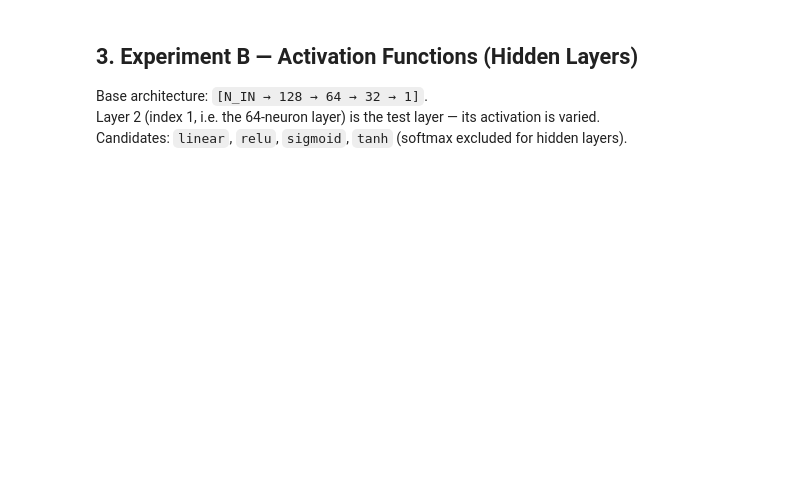
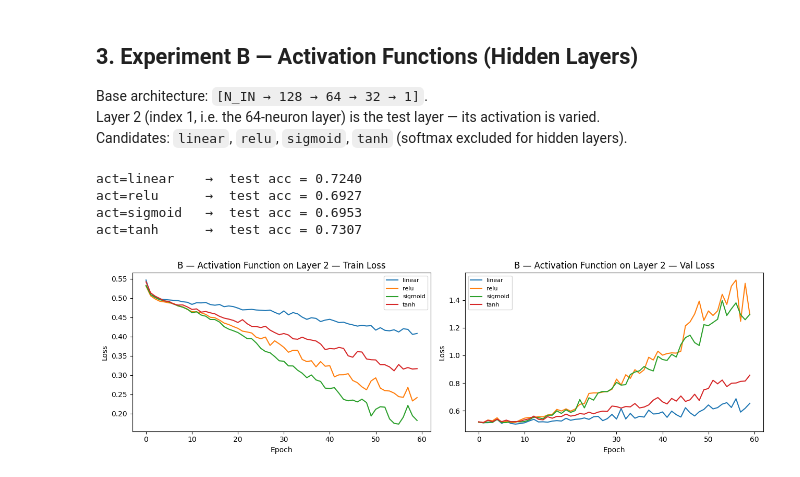
Before and after one commit to KennethhPoenadi/ML-Xianglongbao, a Jupyter notebook: src/test.ipynb, the cells around one changed output. Saved outputs shown, nothing was run; the diff lists cells and outputs as text; code cells hidden in the pictures; blank space fills up the shorter version.

```diff
--- a/src/test.ipynb
+++ b/src/test.ipynb
@@ -172,23 +253,33 @@ Layer 2 (index 1, i.e. the 64-neuron layer) is the test layer — its activation
 Candidates: `linear`, `relu`, `sigmoid`, `tanh` (softmax excluded for hidden layers).
 # %%
 # ── B Activation function experiment ───────────────────────────────────────
-# Base arch: [N_IN, 128, 64, 32, 1]  — test layer index 1 (acts[1])
+# Base arch: N_IN → 128 → 64 → 32 → 1
+# Layer ke-2 (64 neuron) activation-nya divariasikan
 test_activations = ["linear", "relu", "sigmoid", "tanh"]
 
-act_histories = {}
-act_accs      = {}
-act_models    = {}
+act_hist   = {}
+act_accs   = {}
+act_models = {}
 
 for act in test_activations:
-    acts  = ["relu", act, "relu", "sigmoid"]   # layer 1 varied
-    model = FFNN([N_IN, 128, 64, 32, 1], acts, **BASE_PARAMS)
-    hist  = model.fit(X_train, y_train, **FIT_PARAMS)
-    act_histories[act] = hist
-    act_accs[act]      = evaluate(model, X_test, y_test)
-    act_models[act]    = model
+    m = Sequential()
+    m.add(Dense(128, "relu"))
+    m.add(Dense(64,  act))       # ← activation divariasikan
+    m.add(Dense(32,  "relu"))
+    m.add(Dense(1,   "sigmoid"))
+    m.compile("adam", "binary_crossentropy")
+    act_hist[act]   = m.fit(X_train, y_train, **FIT_BASE)
+    act_accs[act]   = accuracy(m, X_test, y_test)
+    act_models[act] = m
     print(f"act={act:<8}  →  test acc = {act_accs[act]:.4f}")
 
-plot_history(act_histories, "Activation Function on Layer 2")
+plot_history(act_hist, "B — Activation Function on Layer 2")
+# %% [output]
+act=linear    →  test acc = 0.7240
+act=relu      →  test acc = 0.6927
+act=sigmoid   →  test acc = 0.6953
+act=tanh      →  test acc = 0.7307
+[figure, added]
 # %%
 # ── B  Weight & gradient distributions for all models ──────────────────────
 for act, model in act_models.items():
```
Also changed, not shown: parts of 18 cells of this notebook, 4 other files.
